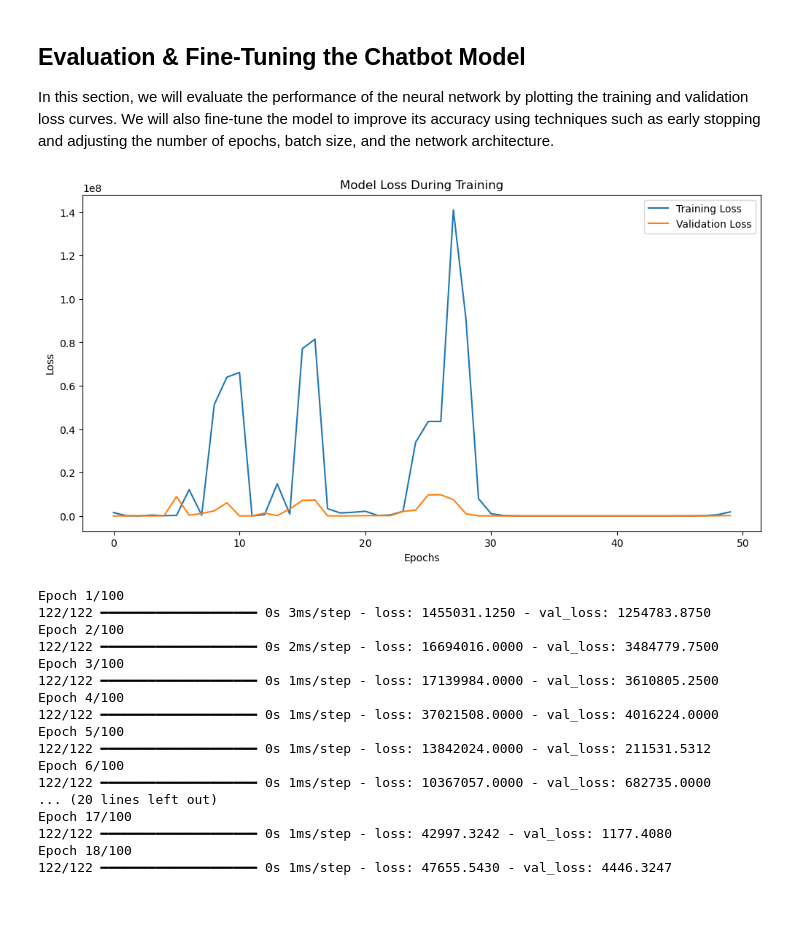
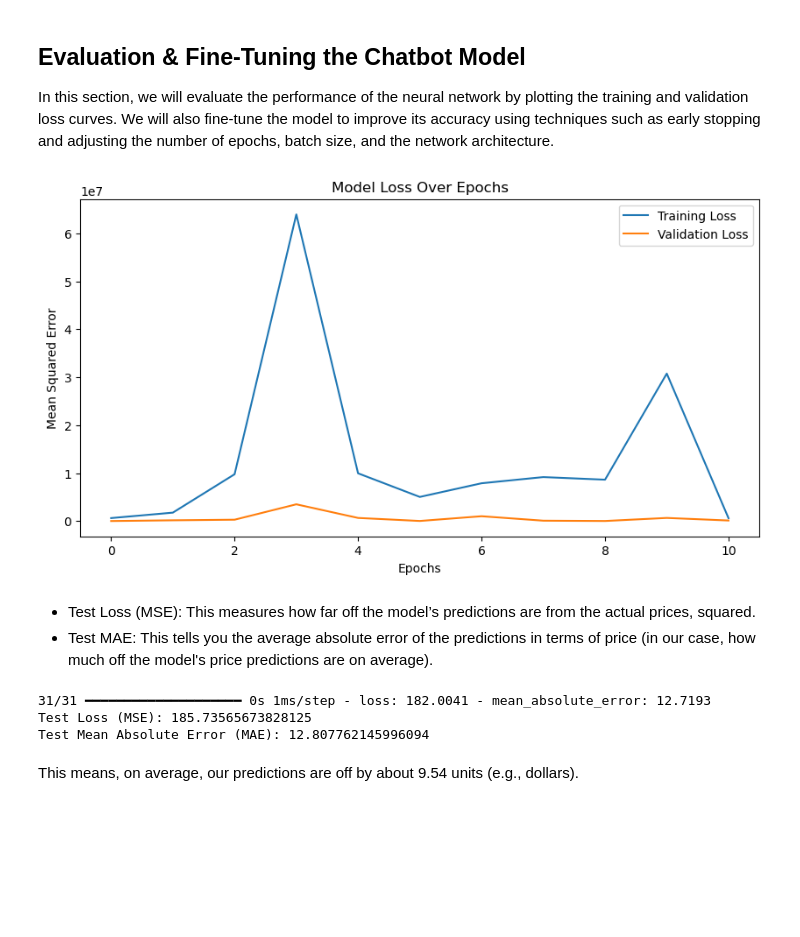
Before and after one commit to quadrillionaiire/AI-Chatbot-for-Real-Estate, a Jupyter notebook: notebooks/machine_learning.ipynb, the cells around one changed output. Drawn from its saved outputs; the diff is of its cells as text; code cells hidden in the pictures; blank space fills up the shorter version.

Commit message:
beginner chatbot in progress

```diff
--- a/notebooks/machine_learning.ipynb
+++ b/notebooks/machine_learning.ipynb
@@ -80,3 +95,6 @@ These steps include:
+# %%
+#Apply extraction function
+real_estate_data[['city', 'state', 'zipcode']] = real_estate_data['address'].apply(extract_location)
 # %%
 #Feature selection: Dropping irrelevant or less important features
 X = real_estate_data.drop(columns=['id', 'detailUrl', 'zpid','builderName', 'address'])
@@ -279 +315,8 @@ model = Sequential([
 ])
+# %%
+#Compile the Model
+#We use 'adam' optimizer and 'mean squared error' as the loss function since this is a regression task.
+model.compile(optimizer='adam', loss='mean_squared_error', metrics=['mean_absolute_error'])
+
+#Display the model summary
+model.summary()
@@ -280,7 +343,16 @@ model = Sequential([
+# %%
+#Train the Model
+#Introduce early stopping to prevent overfitting. EarlyStopping monitors the validation loss and stops training
+#if it doesn't improve for a specified number of epochs.
+early_stopping = EarlyStopping(monitor='val_loss', patience=10, restore_best_weights=True)
 # %%
-#Compile the model
-model.compile(optimizer='adam', loss='mean_squared_error')
-
-#Train the model
-history = model.fit(X_train, y_train, epochs=50, batch_size=32, validation_data=(X_test, y_test))
+#Train the model and save the training history
+history = model.fit(
+    X_train, y_train,
+    epochs=100,  # Maximum number of epochs
+    batch_size=32,  # Number of samples per batch
+    validation_data=(X_test, y_test),
+    callbacks=[early_stopping],
+    verbose=1  # Shows training progress
+)
 # %% [output]
@@ -307,39 +379,30 @@ Epoch 50/50
 In this section, we will evaluate the performance of the neural network by plotting the training and validation loss curves.
 We will also fine-tune the model to improve its accuracy using techniques such as early stopping and adjusting the number of epochs, batch size, and the network architecture.
 # %%
-# Plotting training and validation loss
-plt.figure(figsize=(12, 6))
+#Plot training and validation loss to evaluate the model's performance over epochs.
+plt.figure(figsize=(10, 5))
 plt.plot(history.history['loss'], label='Training Loss')
 plt.plot(history.history['val_loss'], label='Validation Loss')
-plt.title('Model Loss During Training')
+plt.title('Model Loss Over Epochs')
 plt.xlabel('Epochs')
-plt.ylabel('Loss')
+plt.ylabel('Mean Squared Error')
 plt.legend()
 plt.show()
-
-# Early stopping callback for better generalization
-early_stopping = tf.keras.callbacks.EarlyStopping(monitor='val_loss', patience=5)
-
-# Retraining the model with early stopping
-history = model.fit(X_train, y_train, epochs=100, batch_size=32, validation_data=(X_test, y_test), callbacks=[early_stopping])
 # %% [output]
-[figure, old version]
+[figure, new version]
-Epoch 1/100
-122/122 ━━━━━━━━━━━━━━━━━━━━ 0s 3ms/step - loss: 1455031.1250 - val_loss: 1254783.8750
-Epoch 2/100
-122/122 ━━━━━━━━━━━━━━━━━━━━ 0s 2ms/step - loss: 16694016.0000 - val_loss: 3484779.7500
-Epoch 3/100
-122/122 ━━━━━━━━━━━━━━━━━━━━ 0s 1ms/step - loss: 17139984.0000 - val_loss: 3610805.2500
-Epoch 4/100
-122/122 ━━━━━━━━━━━━━━━━━━━━ 0s 1ms/step - loss: 37021508.0000 - val_loss: 4016224.0000
-Epoch 5/100
-122/122 ━━━━━━━━━━━━━━━━━━━━ 0s 1ms/step - loss: 13842024.0000 - val_loss: 211531.5312
-Epoch 6/100
-122/122 ━━━━━━━━━━━━━━━━━━━━ 0s 1ms/step - loss: 10367057.0000 - val_loss: 682735.0000
-... (20 lines left out)
-Epoch 17/100
-122/122 ━━━━━━━━━━━━━━━━━━━━ 0s 1ms/step - loss: 42997.3242 - val_loss: 1177.4080
-Epoch 18/100
-122/122 ━━━━━━━━━━━━━━━━━━━━ 0s 1ms/step - loss: 47655.5430 - val_loss: 4446.3247
-# %% [markdown]
-##
+# %% [markdown]
+- Test Loss (MSE): This measures how far off the model’s predictions are from the actual prices, squared.
+- Test MAE: This tells you the average absolute error of the predictions in terms of price (in our case, how much off the model's price predictions are on average).
+# %%
+
+
+# Evaluate the final model on the test set
+test_loss, test_mae = model.evaluate(X_test, y_test)
+print(f"Test Loss (MSE): {test_loss}")
+print(f"Test Mean Absolute Error (MAE): {test_mae}")
+# %% [output]
+31/31 ━━━━━━━━━━━━━━━━━━━━ 0s 1ms/step - loss: 182.0041 - mean_absolute_error: 12.7193
+Test Loss (MSE): 185.73565673828125
+Test Mean Absolute Error (MAE): 12.807762145996094
+# %% [markdown]
+This means, on average, our predictions are off by about 9.54 units (e.g., dollars).
```
Also changed, not shown: parts of 25 cells of this notebook, 1 other file.
